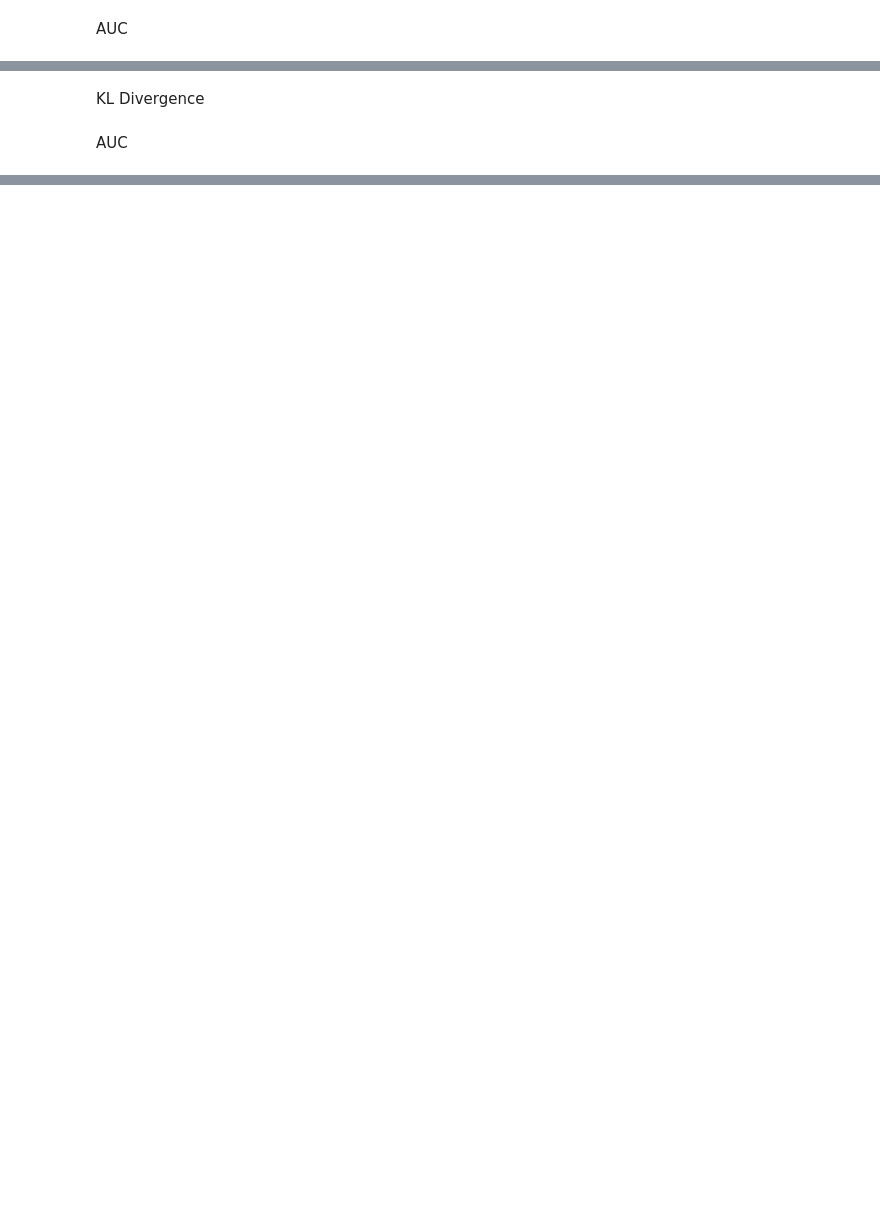
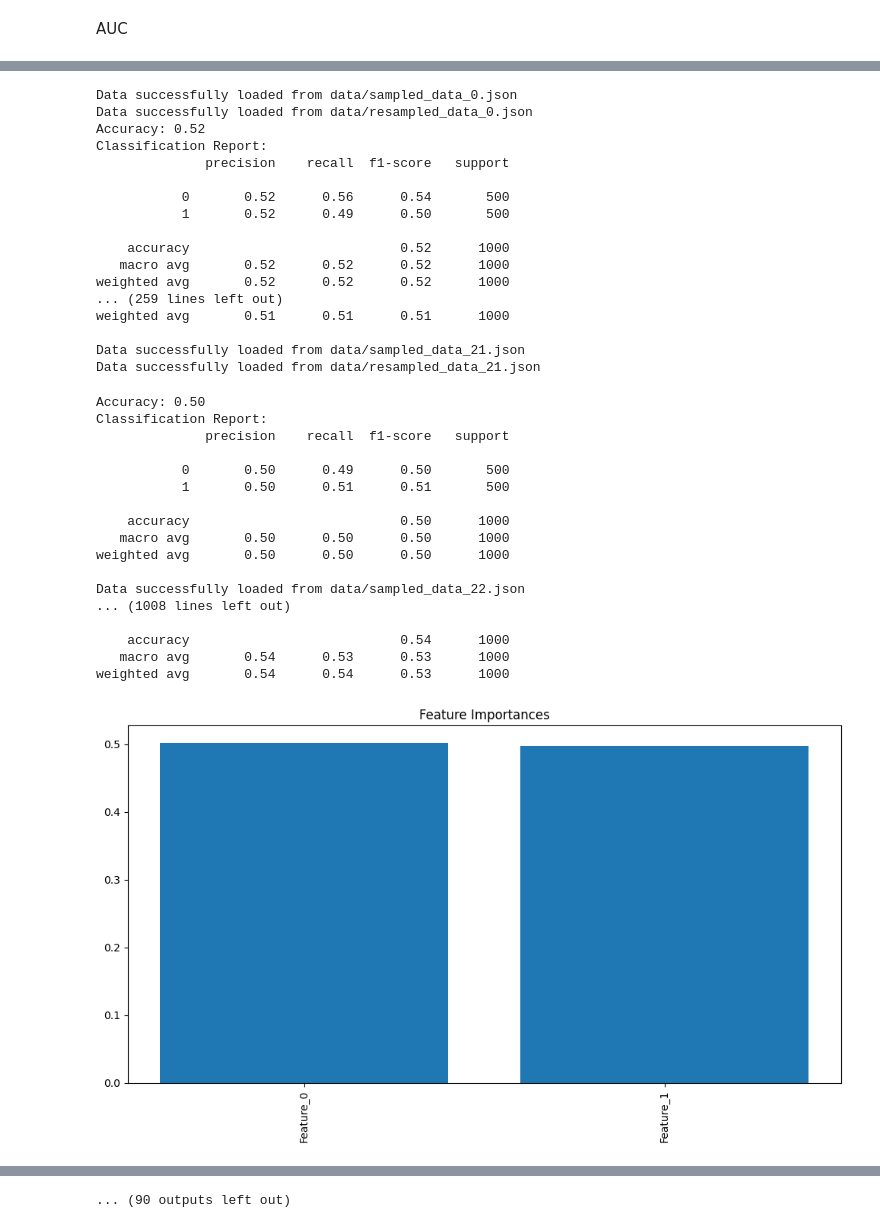
Before and after one commit to janisaiad/hierarchicalcausalmodels, a Jupyter notebook: table/no_interv/propermodel/50_50.ipynb, the cells around one changed output, grey strips where cells are left out. Cells and saved outputs as stored; diff of their text form; code cells hidden in the pictures; blank space fills up the shorter version.

```diff
--- a/table/no_interv/propermodel/50_50.ipynb
+++ b/table/no_interv/propermodel/50_50.ipynb
@@ -320,0 +400,2 @@ AUC
+# %%
+data_dict_resampled = load_data_from_json('data/resampled_data.json')
@@ -376,7 +460,7 @@ def hscm_classification_pipeline(X, y):
     return accuracy
 # %%
 
-original_vectors = create_vector(sampled_data, sizes)
-new_vectors = create_vector(new_sampled_data, sizes)
+original_vectors = create_vector(data_dict, sizes)
+new_vectors = create_vector(data_dict_resampled, sizes)
 X = np.vstack((original_vectors, new_vectors))
 y = np.array([0]*len(original_vectors) + [1]*len(new_vectors))  # 0 for original, 1 for new
@@ -708,6 +505,0 @@ def hscm_classification_pipeline(X, y):
-# %%
-
-original_vectors = create_vector(sampled_data, sizes)
-new_vectors = create_vector(new_sampled_data, sizes)
-X = np.vstack((original_vectors, new_vectors))
-y = np.array([0]*len(original_vectors) + [1]*len(new_vectors))  # 0 for original, 1 for new
@@ -716,4 +506,51 @@ hscm_classification_pipeline(X, y)
-# %% [markdown]
-KL Divergence
-# %% [markdown]
-AUC
+# %%
+def run_classification(k):
+    list = []
+    for i in range(k):
+        data_dict = load_data_from_json(f'data/sampled_data_{i}.json')
+        data_dict_resampled = load_data_from_json(f'data/resampled_data_{i}.json')
+        original_vectors = create_vector(data_dict, sizes)
+        new_vectors = create_vector(data_dict_resampled, sizes)
+        X = np.vstack((original_vectors, new_vectors))
+        y = np.array([0]*len(original_vectors) + [1]*len(new_vectors))  # 0 for original, 1 for new
+        accuracy_score = hscm_classification_pipeline(X, y)
+        list.append(accuracy_score)
+    return list
+# %%
+liste = run_classification(100)
+# %% [output]
+Data successfully loaded from data/sampled_data_0.json
+Data successfully loaded from data/resampled_data_0.json
+Accuracy: 0.52
+Classification Report:
+              precision    recall  f1-score   support
+
+           0       0.52      0.56      0.54       500
+           1       0.52      0.49      0.50       500
+
+    accuracy                           0.52      1000
+   macro avg       0.52      0.52      0.52      1000
+weighted avg       0.52      0.52      0.52      1000
+... (259 lines left out)
+weighted avg       0.51      0.51      0.51      1000
+
+Data successfully loaded from data/sampled_data_21.json
+Data successfully loaded from data/resampled_data_21.json
+Accuracy: 0.50
+Classification Report:
+              precision    recall  f1-score   support
+
+           0       0.50      0.49      0.50       500
+           1       0.50      0.51      0.51       500
+
+    accuracy                           0.50      1000
+   macro avg       0.50      0.50      0.50      1000
+weighted avg       0.50      0.50      0.50      1000
+
+Data successfully loaded from data/sampled_data_22.json
+... (1008 lines left out)
+
+    accuracy                           0.54      1000
+   macro avg       0.54      0.53      0.53      1000
+weighted avg       0.54      0.54      0.53      1000
+[figure, added]
@@ -719,0 +566 @@ AUC
+... (90 outputs left out)
```
Also changed, not shown: parts of 45 cells of this notebook, 8 other files.
